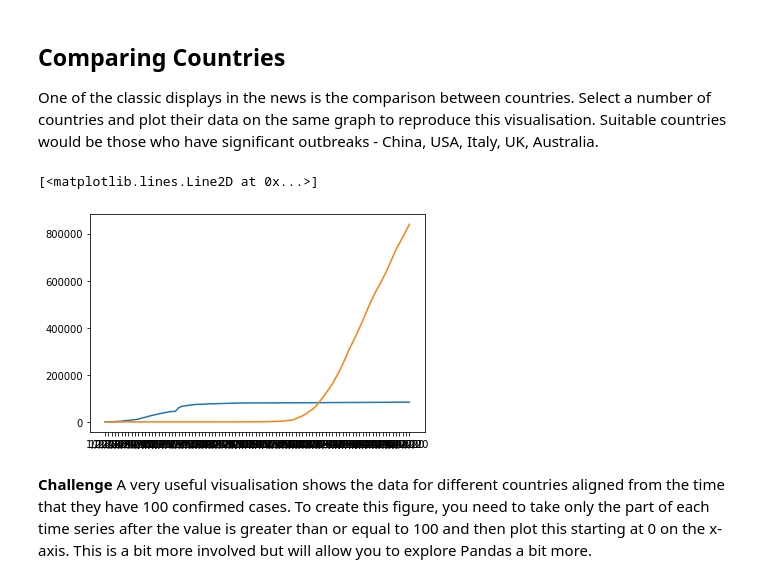
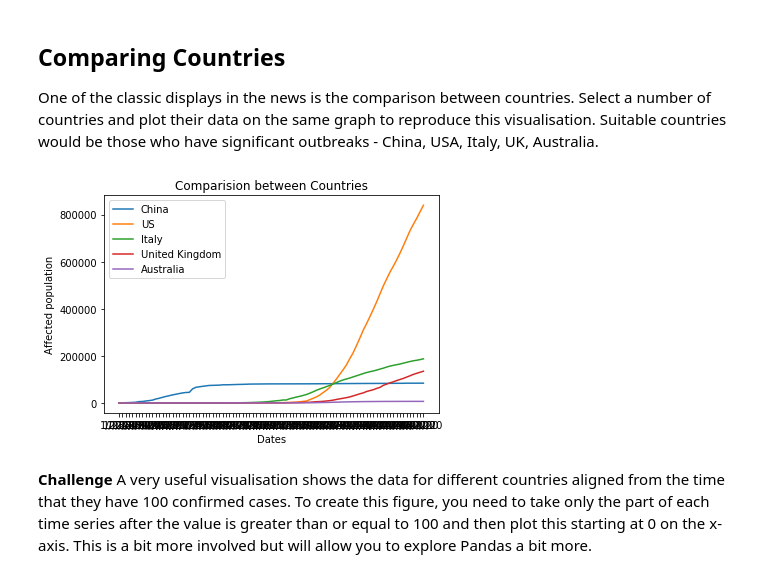
Before and after one commit to bhagyashreedhebe/MQ_DataScience, a Jupyter notebook: Portfolio 2.ipynb, the cells around one changed output. Drawn from its saved outputs; the diff is of its cells as text; code cells hidden in the pictures.

```diff
--- a/Portfolio 2.ipynb
+++ b/Portfolio 2.ipynb
@@ -95,12 +102,23 @@ b= grouped.loc['US']
 c= grouped.loc['Italy']
 d= grouped.loc['United Kingdom']
 e= grouped.loc['Australia']
-# %%
-plt.plot(a)
-plt.plot(b)
-# %% [output]
-[<matplotlib.lines.Line2D at 0x...>]
-[figure, removed]
+# %%
+plt.plot(a, label= 'China')
+plt.plot(b, label= 'US')
+plt.plot(c, label= 'Italy')
+plt.plot(d, label= 'United Kingdom')
+plt.plot(e, label= 'Australia')
+
+
+#Adding legend, title and labels
+plt.title('Comparision between Countries')
+plt.xlabel('Dates')
+plt.ylabel('Affected population')
+plt.legend()
+
+plt.show()
+# %% [output]
+[figure, added]
 # %% [markdown]
 **Challenge** A very useful visualisation shows the data for different countries aligned from the time that they have 100 confirmed cases.  To create this figure, you need to take only the part of each time series after the value is greater than or equal to 100 and then plot this starting at 0 on the x-axis.  This is a bit more involved but will allow you to explore Pandas a bit more.
 # %% [markdown]
```
Also changed, not shown: parts of 9 cells of this notebook.
